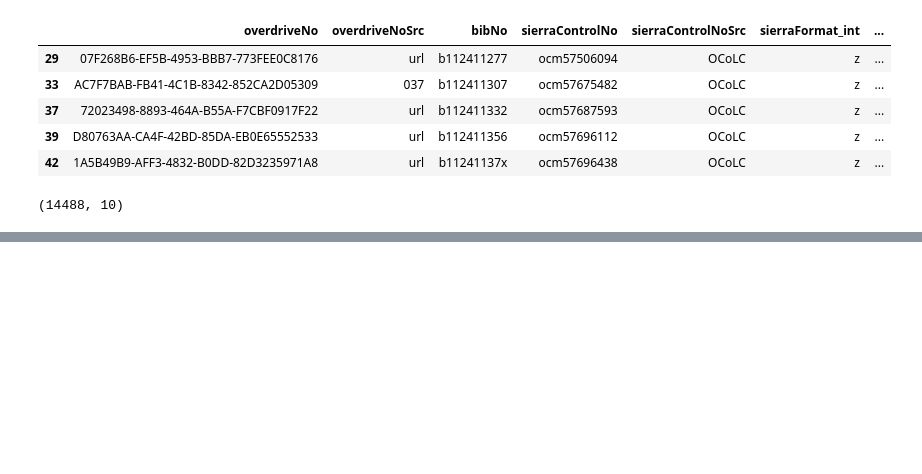
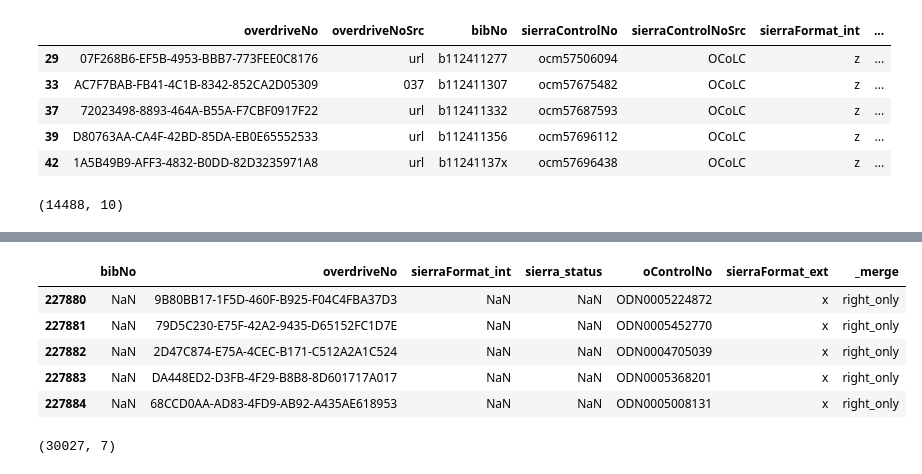
Before and after one commit to BookOps-CAT/Overdrive-MarcExpress, a Jupyter notebook: src/bpl-overdrive.ipynb, the cells around one changed output, grey strips where cells are left out. Saved outputs shown, nothing was run; the diff lists cells and outputs as text; code cells hidden in the pictures; blank space fills up the shorter version.

```diff
--- a/src/bpl-overdrive.ipynb
+++ b/src/bpl-overdrive.ipynb
@@ -223,0 +278,9 @@ df_expired[["overdriveNo", "bibNo"]].to_csv("./reports/BPL/expired-idsonly.csv",
+# %%
+multi_join_df.tail()
+# %% [output]
+|  | bibNo | overdriveNo | sierraFormat_int | sierra_status | oControlNo | sierraFormat_ext | _merge |
+| 227880 | NaN | 9B80BB17-1F5D-460F-B925-F04C4FBA37D3 | NaN | NaN | ODN0005224872 | x | right_only |
+| 227881 | NaN | 79D5C230-E75F-42A2-9435-D65152FC1D7E | NaN | NaN | ODN0005452770 | x | right_only |
+| 227882 | NaN | 2D47C874-E75A-4CEC-B171-C512A2A1C524 | NaN | NaN | ODN0004705039 | x | right_only |
+| 227883 | NaN | DA448ED2-D3FB-4F29-B8B8-8D601717A017 | NaN | NaN | ODN0005368201 | x | right_only |
+| 227884 | NaN | 68CCD0AA-AD83-4FD9-AB92-A435AE618953 | NaN | NaN | ODN0005008131 | x | right_only |
@@ -223,0 +289,4 @@ df_expired[["overdriveNo", "bibNo"]].to_csv("./reports/BPL/expired-idsonly.csv",
+# %%
+missing_verified_df.shape
+# %% [output]
+(30027, 7)
```
Also changed, not shown: parts of 15 cells of this notebook, 7 other files.
